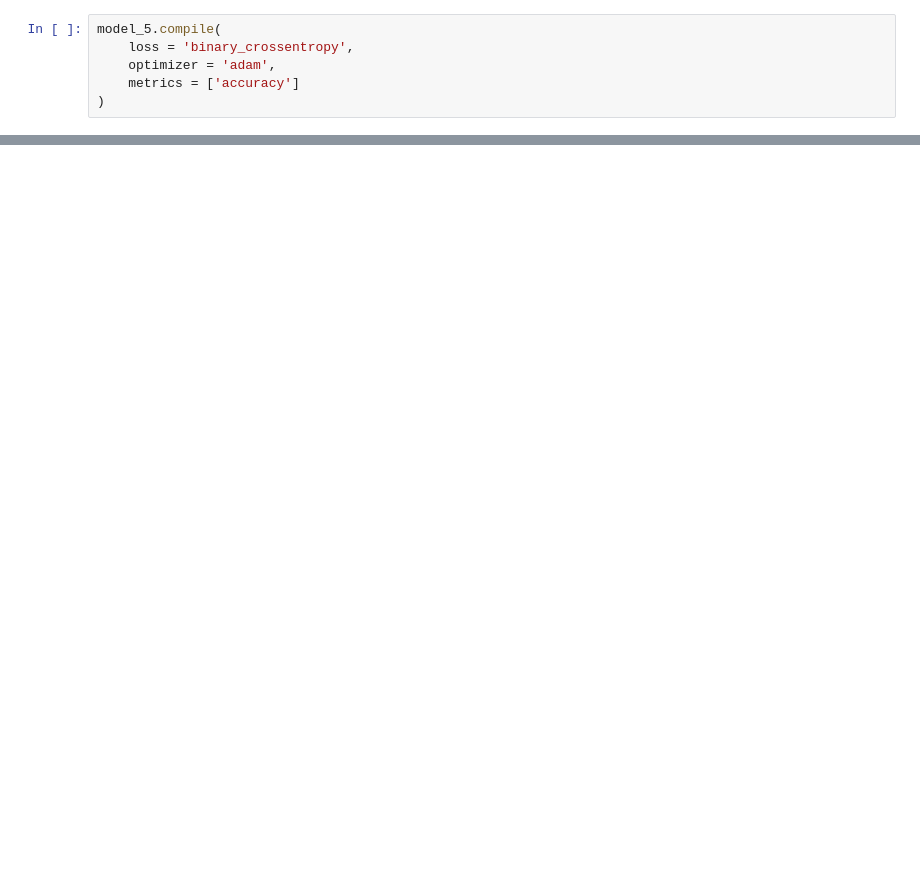
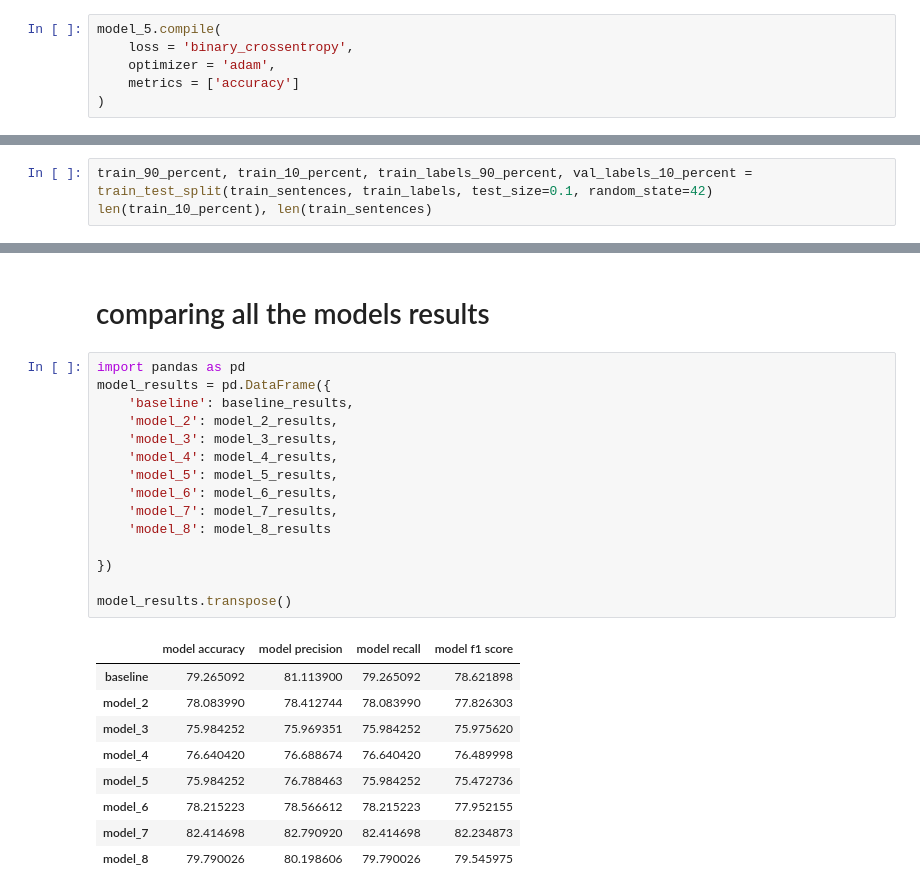
Before and after one commit to Phavour-EBEN/Personal-Deep-Learning-Lessons, a Jupyter notebook: 005_NN_NLP/Intro_to_NLP.ipynb, the cells around one changed output, grey strips where cells are left out. Saved outputs shown, nothing was run; the diff lists cells and outputs as text; blank space fills up the shorter version.

```diff
--- a/005_NN_NLP/Intro_to_NLP.ipynb
+++ b/005_NN_NLP/Intro_to_NLP.ipynb
@@ -689,0 +911,3 @@ calculate_accuracy(val_labels, model_5_pred)
+# %%
+train_90_percent, train_10_percent, train_labels_90_percent, val_labels_10_percent = train_test_split(train_sentences, train_labels, test_size=0.1, random_state=42)
+len(train_10_percent), len(train_sentences)
@@ -689,0 +976,27 @@ calculate_accuracy(val_labels, model_5_pred)
+# %% [markdown]
+# comparing all the models results
+# %%
+import pandas as pd
+model_results = pd.DataFrame({
+    'baseline': baseline_results,
+    'model_2': model_2_results,
+    'model_3': model_3_results,
+    'model_4': model_4_results,
+    'model_5': model_5_results,
+    'model_6': model_6_results,
+    'model_7': model_7_results,
+    'model_8': model_8_results
+
+})
+
+model_results.transpose()
+# %% [output]
+|  | model accuracy | model precision | model recall | model f1 score |
+| baseline | 79.265092 | 81.113900 | 79.265092 | 78.621898 |
+| model_2 | 78.083990 | 78.412744 | 78.083990 | 77.826303 |
+| model_3 | 75.984252 | 75.969351 | 75.984252 | 75.975620 |
+| model_4 | 76.640420 | 76.688674 | 76.640420 | 76.489998 |
+| model_5 | 75.984252 | 76.788463 | 75.984252 | 75.472736 |
+| model_6 | 78.215223 | 78.566612 | 78.215223 | 77.952155 |
+| model_7 | 82.414698 | 82.790920 | 82.414698 | 82.234873 |
+| model_8 | 79.790026 | 80.198606 | 79.790026 | 79.545975 |
```
Also changed, not shown: parts of 81 cells of this notebook, 3 other files.
